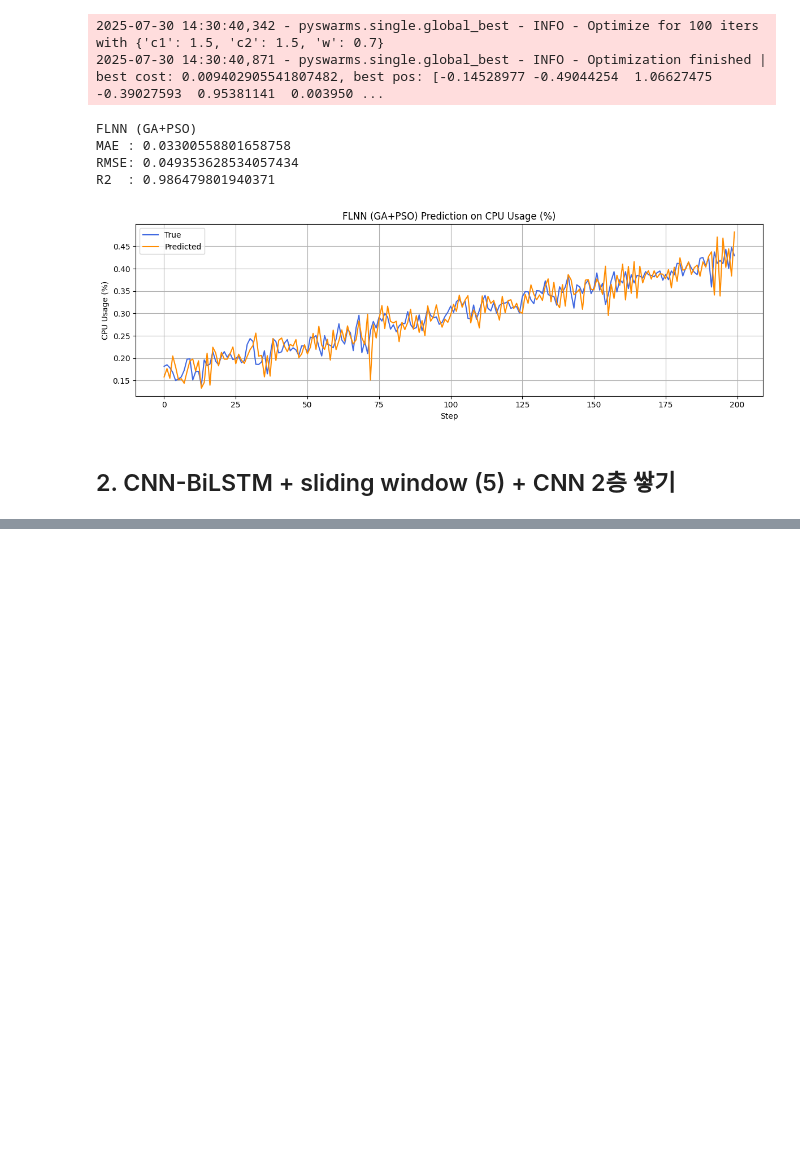
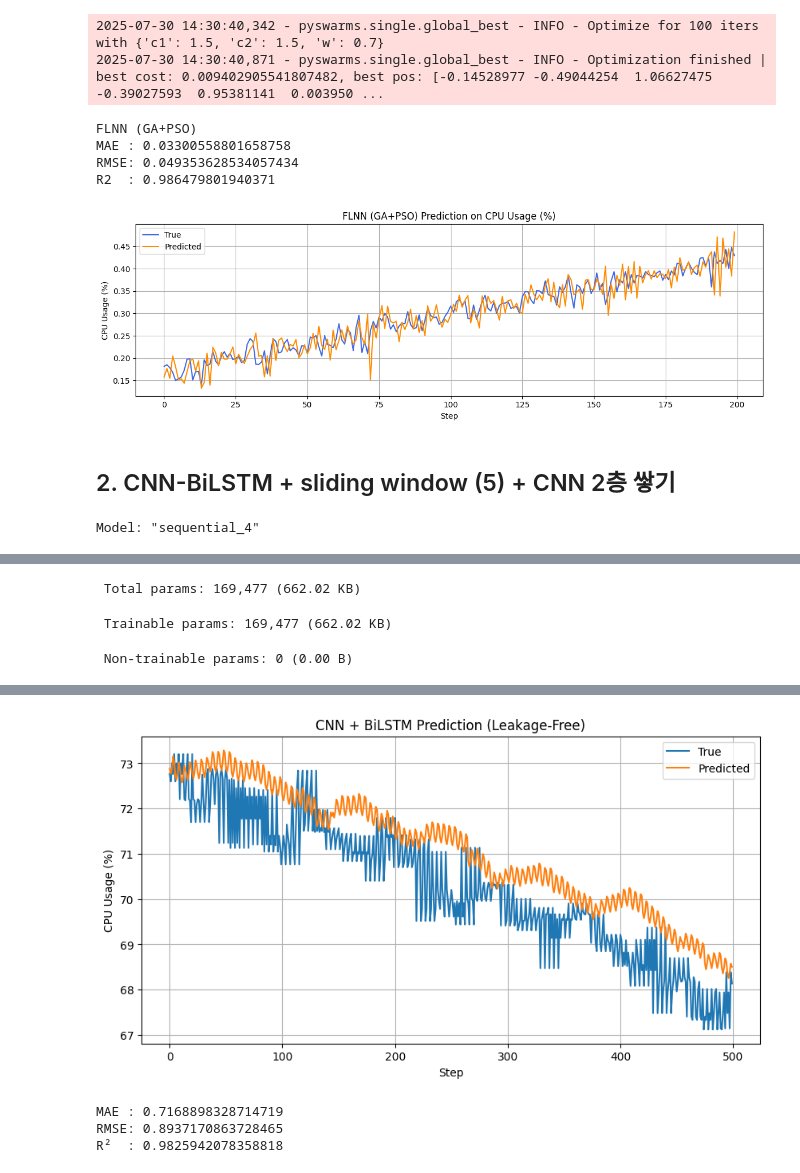
Before and after one commit to hyeonseonn/sensing_app, a Jupyter notebook: [new]_machine_learning_CPU.ipynb, the cells around one changed output, grey strips where cells are left out. Saved outputs shown, nothing was run; the diff lists cells and outputs as text; code cells hidden in the pictures; blank space fills up the shorter version.

```diff
--- a/[new]_machine_learning_CPU.ipynb
+++ b/[new]_machine_learning_CPU.ipynb
@@ -461,3 +467,72 @@ R2  : 0.986479801940371
 [figure]
 # %% [markdown]
 ## 2. CNN-BiLSTM + sliding window (5) + CNN 2층 쌓기
+# %%
+import numpy as np
+import pandas as pd
+import matplotlib.pyplot as plt
+from sklearn.preprocessing import MinMaxScaler
+from sklearn.metrics import mean_absolute_error, mean_squared_error, r2_score
+from tensorflow.keras.models import Sequential
+from tensorflow.keras.layers import Conv1D, MaxPooling1D, LSTM, Dense, Bidirectional, Dropout
+
+np.random.seed(42)
+days = 30
+points_per_day = 24 * 12
+total_points = days * points_per_day
+
+time_index = pd.date_range('2025-06-01', periods=total_points, freq='5min')
+cpu = 50 + 10*np.sin(np.linspace(0, 50, total_points)) + \
+      np.random.normal(0, 0.5, total_points) + np.linspace(0, 20, total_points)
+df = pd.DataFrame({'timestamp': time_index, 'cpu': cpu}).set_index('timestamp')
+
+# 데이터 분할하고 시작
+split_point = int(len(df) * 0.8)
+df_train = df.iloc[:split_point]
+df_test = df.iloc[split_point:]
+
+# (train만 fit)
+scaler = MinMaxScaler()
+cpu_train_scaled = scaler.fit_transform(df_train[['cpu']])
+cpu_test_scaled = scaler.transform(df_test[['cpu']])
+
+def create_sequences(dataset, past_steps=20, future_steps=5):
+    X, y = [], []
+    for i in range(len(dataset) - past_steps - future_steps):
+        X.append(dataset[i:i+past_steps])
+        y.append(dataset[i+past_steps:i+past_steps+future_steps])
+    return np.array(X), np.array(y)
+
+past_steps = 20
+future_steps = 5
+
+X_train, y_train = create_sequences(cpu_train_scaled, past_steps, future_steps)
+X_test, y_test = create_sequences(cpu_test_scaled, past_steps, future_steps)
+
+model = Sequential([
+    Conv1D(64, kernel_size=3, activation='relu', input_shape=(past_steps, 1)),
+    MaxPooling1D(pool_size=2),
+    Conv1D(128, kernel_size=3, activation='relu'),
+    MaxPooling1D(pool_size=2),
+    Bidirectional(LSTM(64, return_sequences=True)),
+    Dropout(0.2),
+    Bidirectional(LSTM(32)),
+    Dense(64, activation='relu'),
+    Dense(future_steps)
+])
+model.compile(optimizer='adam', loss='mse')
+model.summary()
+
+X_train_reshaped = X_train.reshape((X_train.shape[0], X_train.shape[1], 1))
+X_test_reshaped = X_test.reshape((X_test.shape[0], X_test.shape[1], 1))
+
+model.fit(X_train_reshaped, y_train.reshape((y_train.shape[0], -1)),
+          epochs=50, batch_size=16, verbose=1)
+
+pred = model.predict(X_test_reshaped).reshape(-1, future_steps)
+y_true = y_test.reshape(-1, future_steps)
+
+pred_inv = scaler.inverse_transform(pred)
+true_inv = scaler.inverse_transform(y_true)
+# %% [output]
+Model: "sequential_4"
@@ -463,0 +556,3 @@ R2  : 0.986479801940371
+ Total params: 169,477 (662.02 KB)
+ Trainable params: 169,477 (662.02 KB)
+ Non-trainable params: 0 (0.00 B)
@@ -463,0 +576,4 @@ R2  : 0.986479801940371
+[figure, added]
+MAE : 0.7168898328714719
+RMSE: 0.8937170863728465
+R²  : 0.9825942078358818
```
Also changed, not shown: parts of 3 cells of this notebook.
